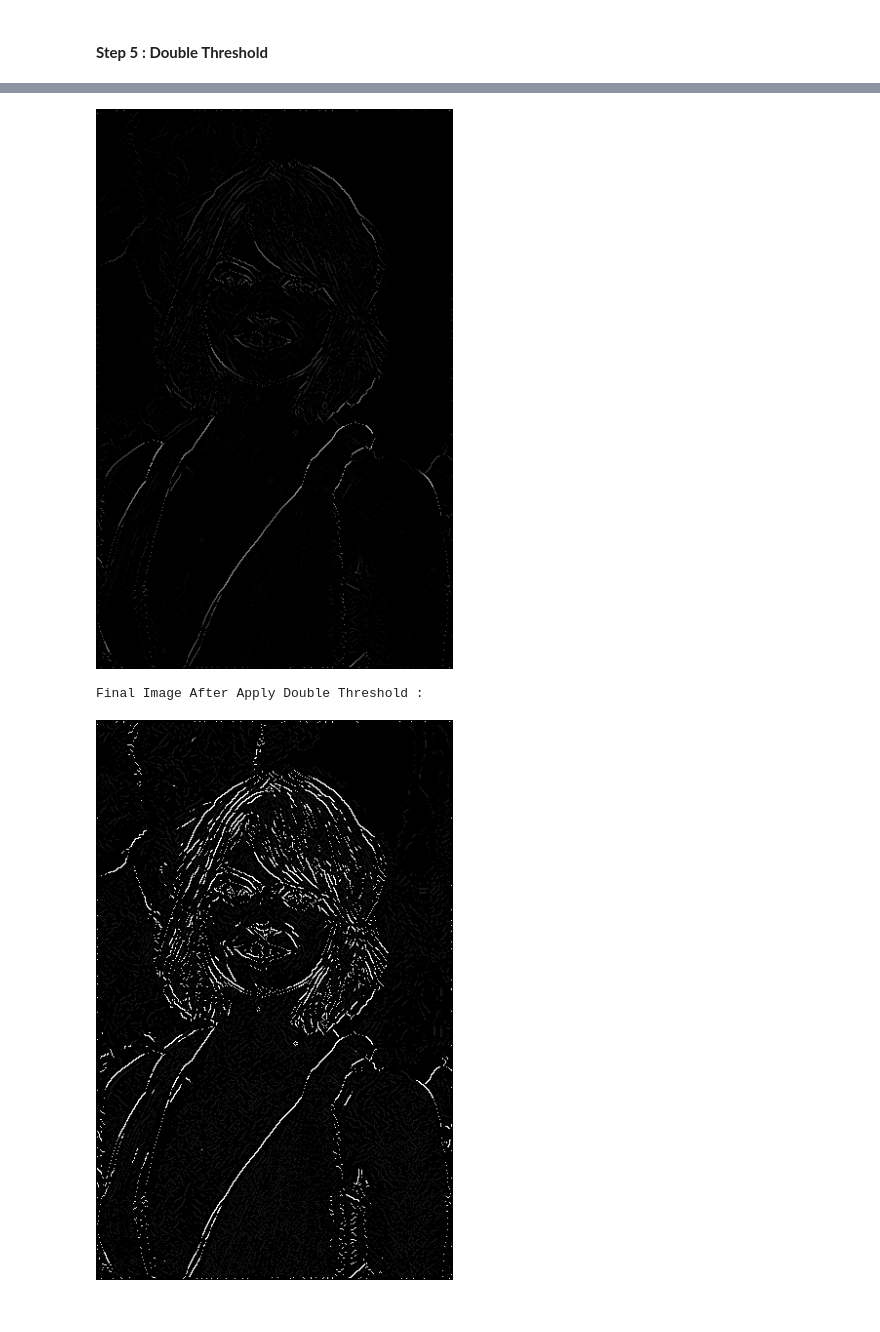
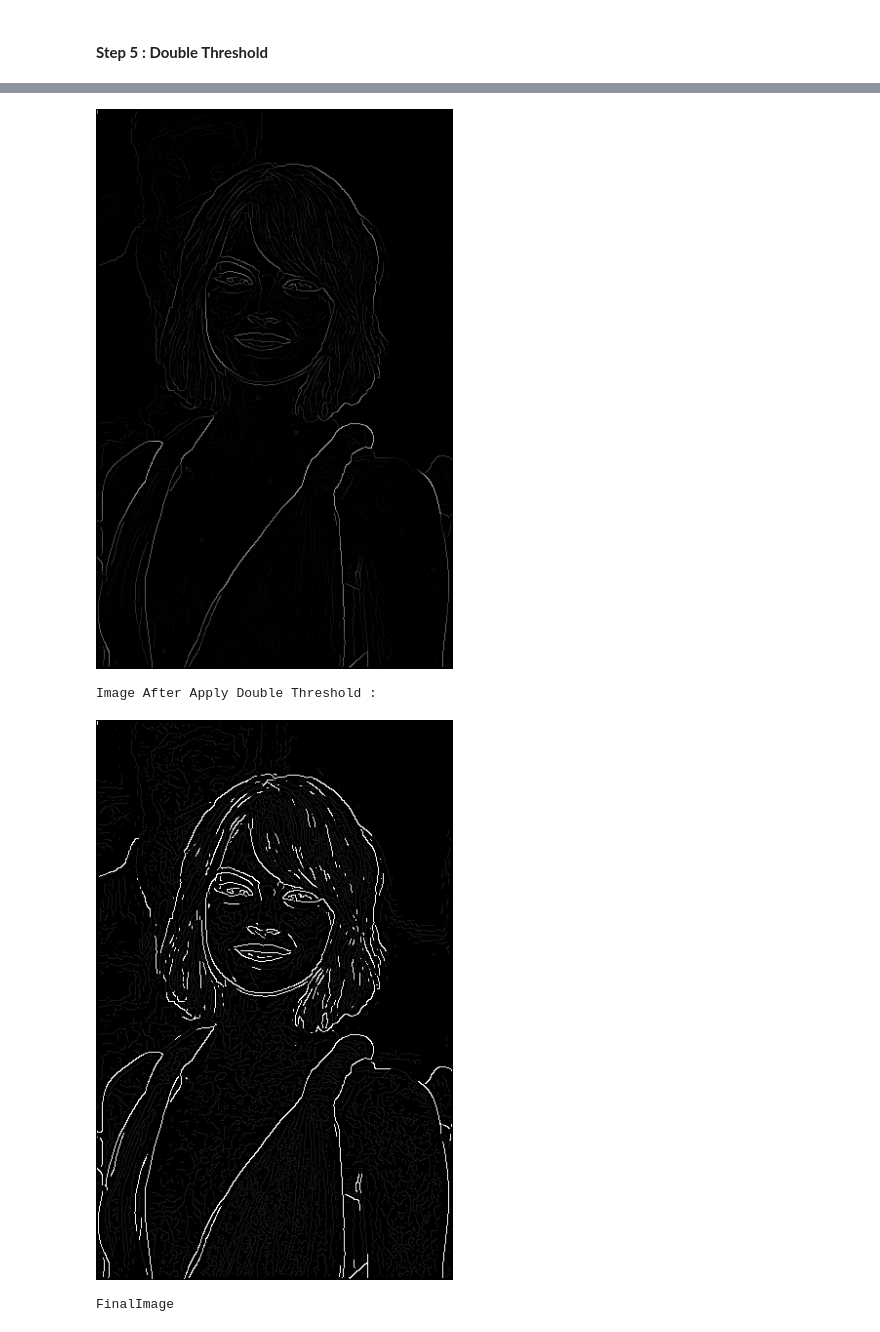
Before and after one commit to HimashiRathnayake/Canny-Edge-Detector, a Jupyter notebook: Canny_Edge_Detection_Algo.ipynb, the cells around one changed output, grey strips where cells are left out. Drawn from its saved outputs; the diff is of its cells as text; code cells hidden in the pictures.

```diff
--- a/Canny_Edge_Detection_Algo.ipynb
+++ b/Canny_Edge_Detection_Algo.ipynb
@@ -129,7 +129,7 @@ def gradient_estimate(image, gradient_estimation_filter_type):
 
   G = np.hypot(X, Y)
   G = G / G.max() * 255
-  theta = np.arctan2(X, Y)
+  theta = np.arctan2(Y, X)
 
   return (G, theta)
 # %% [markdown]
@@ -204,7 +204,25 @@ def double_threshold(image, low_threshold_ratio, high_threshold_ratio):
     output_image[strong_i, strong_j] = strong
     output_image[weak_i, weak_j] = weak
 
-    return (output_image)
+
+
+    return (output_image, weak, strong)
+# %%
+def hysteresis(img, weak, strong=255):
+    M, N = img.shape
+    for i in range(1, M-1):
+        for j in range(1, N-1):
+            if (img[i,j] == weak):
+                try:
+                    if ((img[i+1, j-1] == strong) or (img[i+1, j] == strong) or (img[i+1, j+1] == strong)
+                        or (img[i, j-1] == strong) or (img[i, j+1] == strong)
+                        or (img[i-1, j-1] == strong) or (img[i-1, j] == strong) or (img[i-1, j+1] == strong)):
+                        img[i, j] = strong
+                    else:
+                        img[i, j] = 0
+                except IndexError as e:
+                    pass
+    return img
 # %%
 def apply_canny_edge_detection(kernal_size = 3, low_threshold_ratio = 0.05, high_threshold_ratio = 0.09, gradient_estimation_filter_type = "sobel"):
 
@@ -236,23 +254,28 @@ def apply_canny_edge_detection(kernal_size = 3, low_threshold_ratio = 0.05, high
   cv2_imshow(np.array(image_with_thin_edges))
 
   # step 5 : double threshold
-  final_image = double_threshold(image_with_thin_edges, low_threshold_ratio, high_threshold_ratio)
-  print("\nFinal Image After Apply Double Threshold : ")
+  final_image, weak, strong = double_threshold(image_with_thin_edges, low_threshold_ratio, high_threshold_ratio)
+  print("\nImage After Apply Double Threshold : ")
   cv2_imshow(np.array(final_image))
 
+  img = hysteresis(final_image, weak, strong=255)
+  print("\nFinalImage")
+  cv2_imshow(np.array(img))
+
   return
 # %%
-apply_canny_edge_detection(kernal_size=5, low_threshold_ratio = 0.05, high_threshold_ratio = 0.09, gradient_estimation_filter_type="sobel")
+apply_canny_edge_detection(kernal_size=5, low_threshold_ratio = 0.05, high_threshold_ratio = 0.15, gradient_estimation_filter_type="sobel")
 # %% [output]
 Original Image :
 [figure]
 Gray Scaled Image :
 [figure]
 Image Without Noise :
 [figure]
 Image After Gradient Estimation :
 [figure]
 Image After Non-Maxima Suppression :
-[figure, old version]
+[figure, new version]
-Final Image After Apply Double Threshold :
+Image After Apply Double Threshold :
-[figure, old version]
+[figure, new version]
+FinalImage
```
Also changed, not shown: parts of 1 cell of this notebook.
